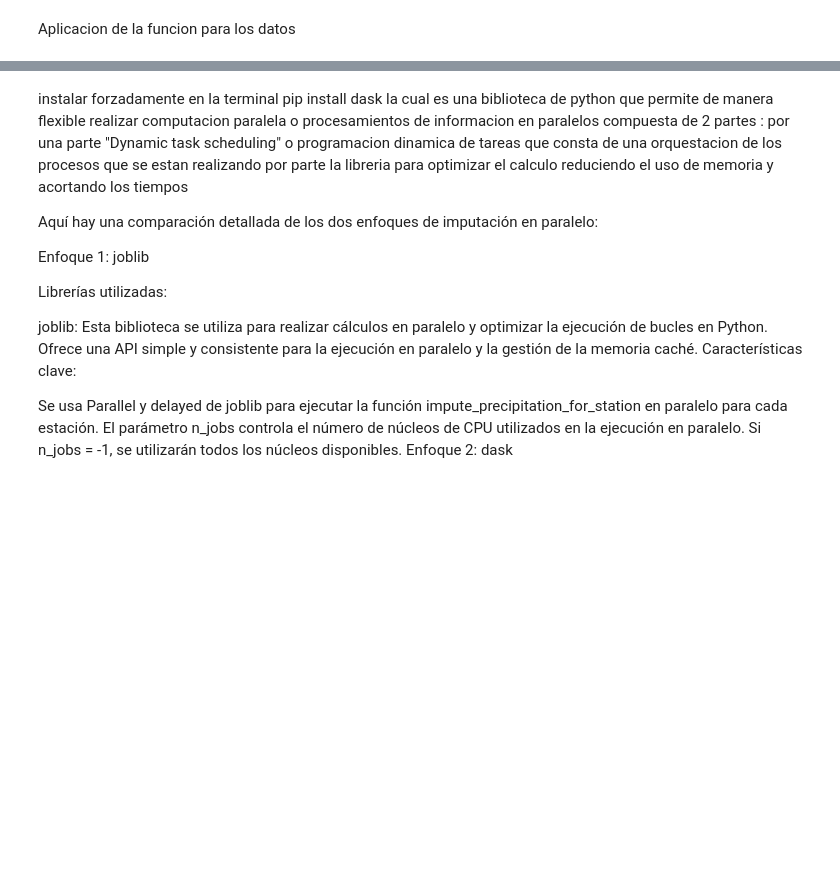
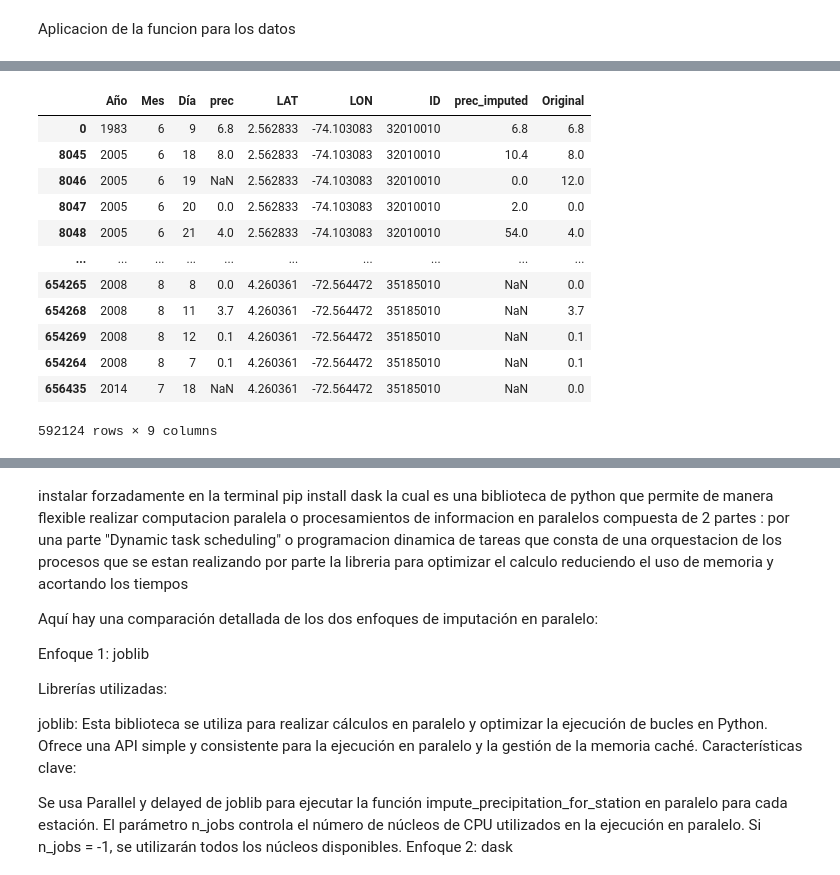
Before and after one commit to Ronaldoh99/Proyecto_mod_precipitacion, a Jupyter notebook: Codigos de Python/NoteNook_model_KNN.ipynb, the cells around one changed output, grey strips where cells are left out. Saved outputs shown, nothing was run; the diff lists cells and outputs as text; code cells hidden in the pictures; blank space fills up the shorter version.

```diff
--- a/Codigos de Python/NoteNook_model_KNN.ipynb
+++ b/Codigos de Python/NoteNook_model_KNN.ipynb
@@ -331,2 +367,3 @@ new_data = new_data.rename(columns={
 # %%
 new_data = new_data[['Año', 'Mes', 'Día', 'prec', 'LAT', 'LON']]
+new_data2 = new_data2[['Año', 'Mes', 'Día', 'prec', 'LAT', 'LON','ID']]
@@ -363,6 +416,11 @@ Surge de la necesidad de tener la data completa para tener el registro de los da
 # Separar los datos completos de los datos con valores faltantes en 'Prec'
 data_completa = new_data.dropna(subset=['prec'])
 data_faltantes = new_data[new_data['prec'].isna()]
+
+#Que incluya la variable ID
+
+data_completa2 = new_data2.dropna(subset=['prec'])
+data_faltantes2 = new_data2[new_data['prec'].isna()]
 # %%
 data_faltantes.info()
 # %% [output]
@@ -409,8 +467,11 @@ def insertar_nan_aleatoriamente(df, nombre_columna, fraccion):
     df.loc[indices_a_modificar, nombre_columna] = np.nan
     return df
 
-# Insertar aleatoriamente NaN en el 20% de los datos
+# Insertar aleatoriamente NaN en el 10% de los datos
 data_completa_mod = insertar_nan_aleatoriamente(data_completa, 'prec', 0.1)
+
+
+data_completa_mod2 = insertar_nan_aleatoriamente(data_completa2, 'prec', 0.1)
 # %%
 data_completa_mod.info()
 data_completa_mod.head(10)
@@ -661,0 +1000,18 @@ memory usage: 30.0 MB
+# %%
+imputed_df['Original'] = data_completa_mod2['Original']
+# %%
+imputed_df
+# %% [output]
+|  | Año | Mes | Día | prec | LAT | LON | ID | prec_imputed | Original |
+| 0 | 1983 | 6 | 9 | 6.8 | 2.562833 | -74.103083 | 32010010 | 6.8 | 6.8 |
+| 8045 | 2005 | 6 | 18 | 8.0 | 2.562833 | -74.103083 | 32010010 | 10.4 | 8.0 |
+| 8046 | 2005 | 6 | 19 | NaN | 2.562833 | -74.103083 | 32010010 | 0.0 | 12.0 |
+| 8047 | 2005 | 6 | 20 | 0.0 | 2.562833 | -74.103083 | 32010010 | 2.0 | 0.0 |
+| 8048 | 2005 | 6 | 21 | 4.0 | 2.562833 | -74.103083 | 32010010 | 54.0 | 4.0 |
+| ... | ... | ... | ... | ... | ... | ... | ... | ... | ... |
+| 654265 | 2008 | 8 | 8 | 0.0 | 4.260361 | -72.564472 | 35185010 | NaN | 0.0 |
+| 654268 | 2008 | 8 | 11 | 3.7 | 4.260361 | -72.564472 | 35185010 | NaN | 3.7 |
+| 654269 | 2008 | 8 | 12 | 0.1 | 4.260361 | -72.564472 | 35185010 | NaN | 0.1 |
+| 654264 | 2008 | 8 | 7 | 0.1 | 4.260361 | -72.564472 | 35185010 | NaN | 0.1 |
+| 656435 | 2014 | 7 | 18 | NaN | 4.260361 | -72.564472 | 35185010 | NaN | 0.0 |
+592124 rows × 9 columns
```
Also changed, not shown: parts of 40 cells of this notebook.
